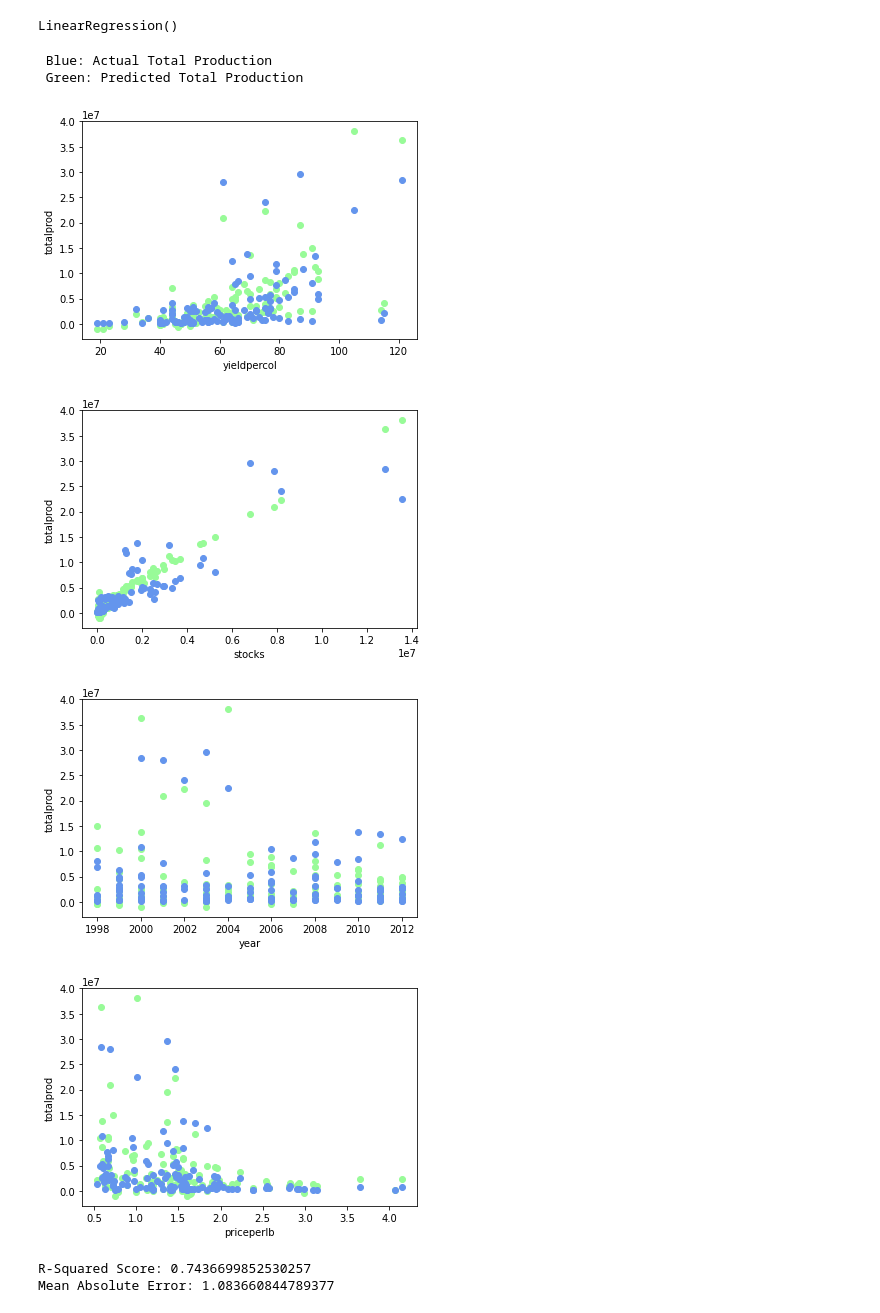
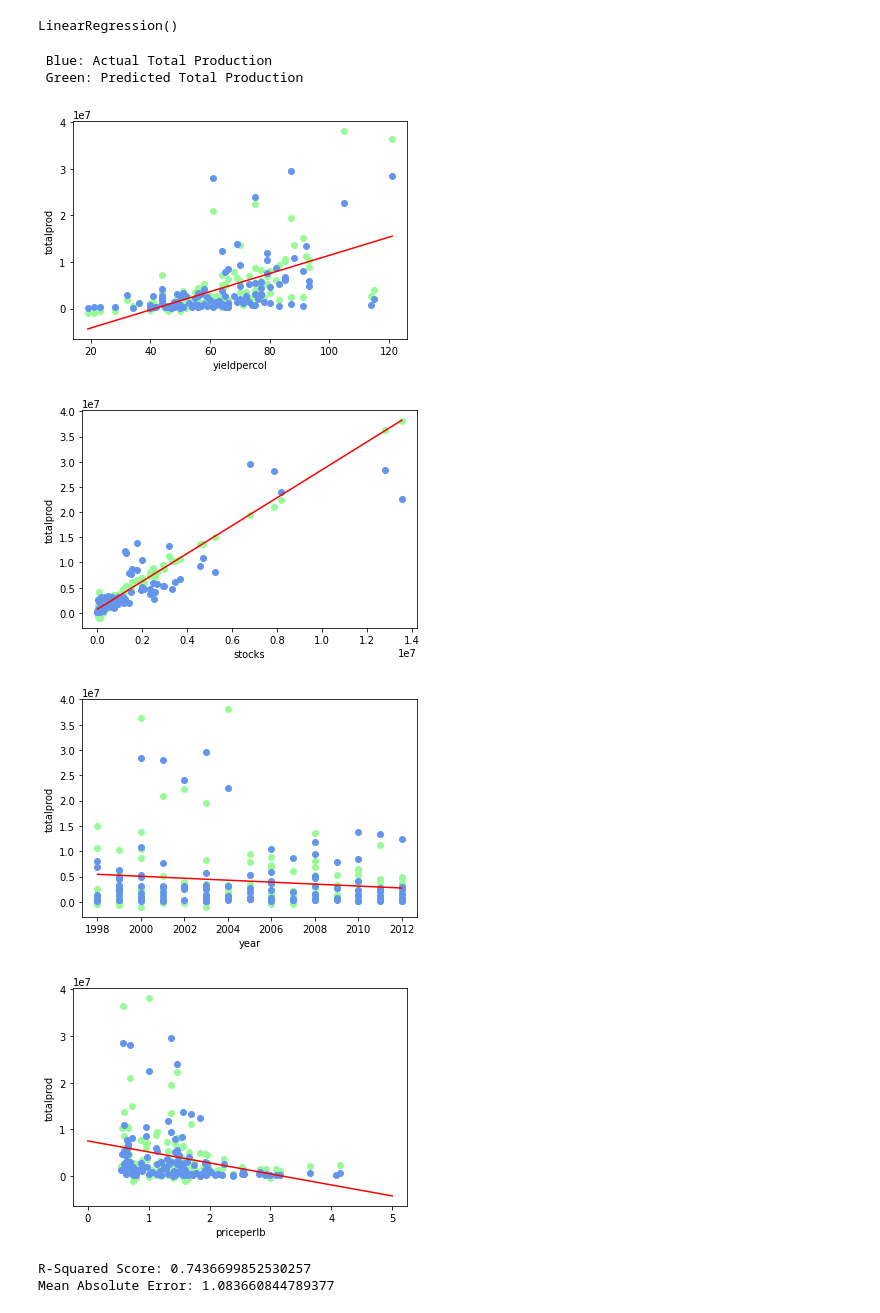
Before and after one commit to meriselleb/JollibeeNotebook, a Jupyter notebook: JollibeeNotebook.ipynb, the cells around one changed output. Drawn from its saved outputs; the diff is of its cells as text; code cells hidden in the pictures.

```diff
--- a/JollibeeNotebook.ipynb
+++ b/JollibeeNotebook.ipynb
@@ -269,11 +269,25 @@ y_pred = model.predict(X_test) #predicing the priceperlb based on X_test feature
 # %%
 print('\n','Blue: Actual Price Per lb','\n', 'Green: Predicted Price Per lb')
 labels = ['yieldpercol', 'stocks', 'totalprod', 'year']
+
+import math
+
 for x in range(4):
     plt.scatter(X_test[:,x], y_pred, color = 'palegreen')
     plt.ylabel('priceperlb')
     plt.scatter(X_test[:,x], y_test, color = 'cornflowerblue')
     plt.xlabel(labels[x])
+
+    temp_model = LinearRegression()
+    temp_model.fit([[i] for i in X_test[:,x]], y_pred)
+
+    rangeMin = np.min(X_test[:, x])
+    rangeMax = np.max(X_test[:, x])
+
+    numbers = np.linspace(math.floor(rangeMin), math.ceil(rangeMax))
+    y = numbers * temp_model.coef_[0][0] + temp_model.intercept_[0]
+    plt.plot(numbers, y, color = 'red')
+
     plt.show()
 # %% [output]
  Blue: Actual Price Per lb
@@ -319,19 +333,30 @@ y2_pred = model2.predict(X2_test)
 # %%
 print('\n','Blue: Actual Total Production','\n', 'Green: Predicted Total Production')
 labels2 = ['yieldpercol', 'stocks', 'year', 'priceperlb']
 for x in range(4):
     plt.scatter(X2_test[:,x], y2_pred, color = 'palegreen')
     plt.ylabel('totalprod')
     plt.scatter(X2_test[:,x], y2_test, color = 'cornflowerblue')
     plt.xlabel(labels2[x])
+
+    temp_model = LinearRegression()
+    temp_model.fit([[i] for i in X2_test[:,x]], y2_pred)
+
+    rangeMin = np.min(X2_test[:, x])
+    rangeMax = np.max(X2_test[:, x])
+
+    numbers = np.linspace(math.floor(rangeMin), math.ceil(rangeMax), 10)
+    y = numbers * temp_model.coef_[0][0] + temp_model.intercept_[0]
+    plt.plot(numbers, y, color = 'red')
+
     plt.show()
 # %% [output]
  Blue: Actual Total Production
  Green: Predicted Total Production
-[figure, old version]
+[figure, new version]
-[figure, old version]
+[figure, new version]
-[figure, old version]
+[figure, new version]
-[figure, old version]
+[figure, new version]
 # %%
 honey_rsquared = model2.score(X2_test, y2_test)
 # %%
```
Also changed, not shown: parts of 3 cells of this notebook.
